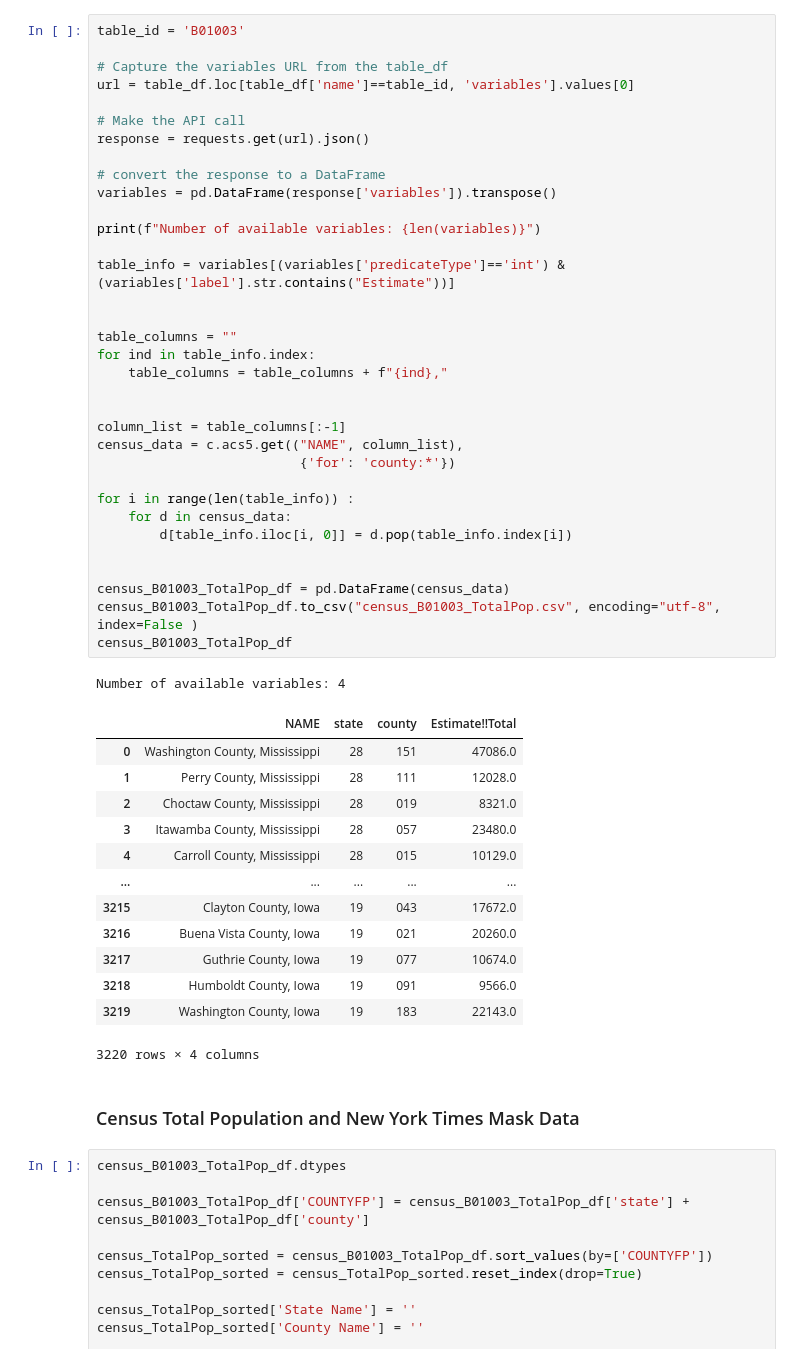
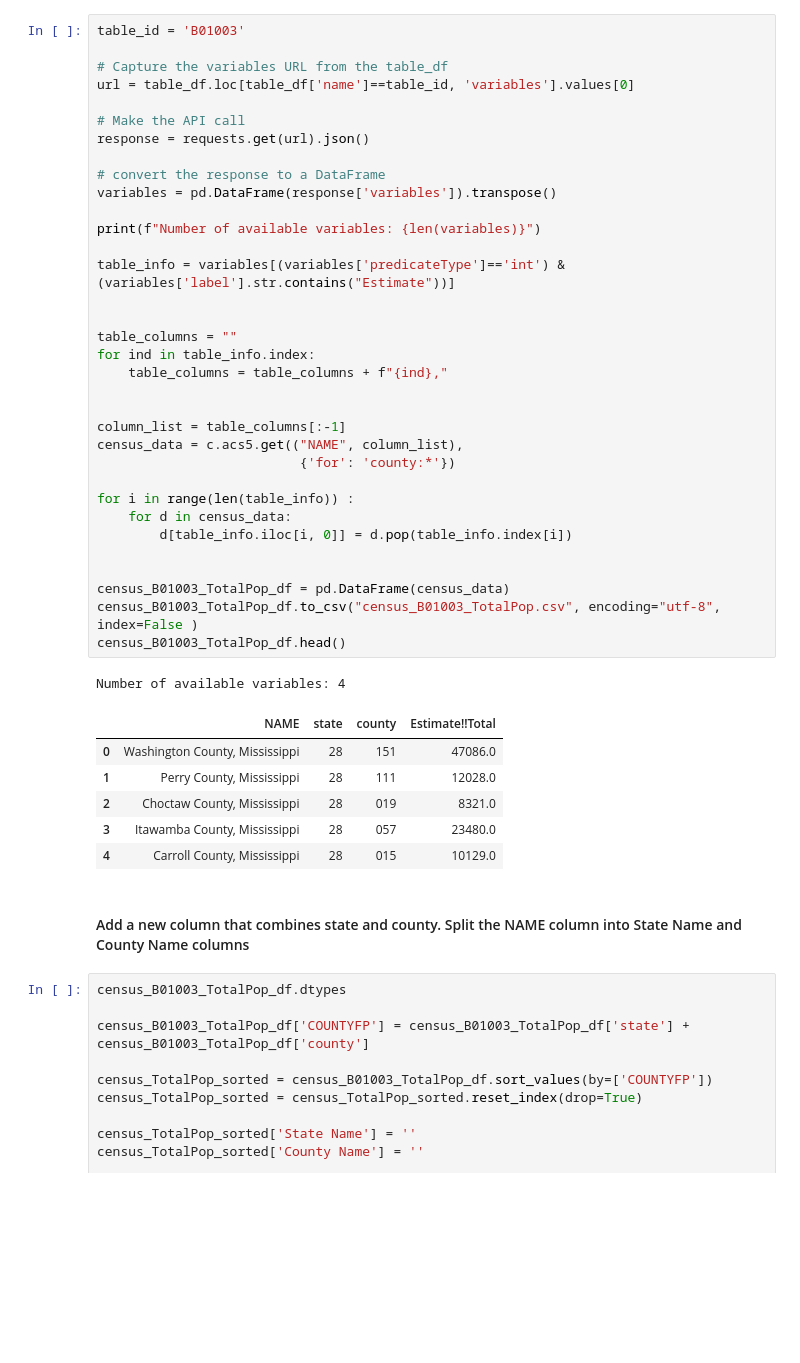
Before and after one commit to havyjavy/Healthcare-and-Covid-19, a Jupyter notebook: Notebooks/Covid_Mask_Usage.ipynb, the cells around one changed output. Drawn from its saved outputs; the diff is of its cells as text; blank space fills up the shorter version.

```diff
--- a/Notebooks/Covid_Mask_Usage.ipynb
+++ b/Notebooks/Covid_Mask_Usage.ipynb
@@ -48,43 +60,36 @@ variables = pd.DataFrame(response['variables']).transpose()
 
 print(f"Number of available variables: {len(variables)}")
 
 table_info = variables[(variables['predicateType']=='int') & (variables['label'].str.contains("Estimate"))]
 
 
 table_columns = ""
 for ind in table_info.index:
     table_columns = table_columns + f"{ind},"
 
 
 column_list = table_columns[:-1]
 census_data = c.acs5.get(("NAME", column_list),
                           {'for': 'county:*'})
 
 for i in range(len(table_info)) :
     for d in census_data:
         d[table_info.iloc[i, 0]] = d.pop(table_info.index[i])
 
 
 census_B01003_TotalPop_df = pd.DataFrame(census_data)
 census_B01003_TotalPop_df.to_csv("census_B01003_TotalPop.csv", encoding="utf-8", index=False )
-census_B01003_TotalPop_df
+census_B01003_TotalPop_df.head()
 # %% [output]
 Number of available variables: 4
 |  | NAME | state | county | Estimate!!Total |
 | 0 | Washington County, Mississippi | 28 | 151 | 47086.0 |
 | 1 | Perry County, Mississippi | 28 | 111 | 12028.0 |
 | 2 | Choctaw County, Mississippi | 28 | 019 | 8321.0 |
 | 3 | Itawamba County, Mississippi | 28 | 057 | 23480.0 |
 | 4 | Carroll County, Mississippi | 28 | 015 | 10129.0 |
-| ... | ... | ... | ... | ... |
-| 3215 | Clayton County, Iowa | 19 | 043 | 17672.0 |
-| 3216 | Buena Vista County, Iowa | 19 | 021 | 20260.0 |
-| 3217 | Guthrie County, Iowa | 19 | 077 | 10674.0 |
-| 3218 | Humboldt County, Iowa | 19 | 091 | 9566.0 |
-| 3219 | Washington County, Iowa | 19 | 183 | 22143.0 |
-3220 rows × 4 columns
-# %% [markdown]
-### Census Total Population and New York Times Mask Data
+# %% [markdown]
+#### Add a new column that combines state and county.  Split the NAME column into State Name and County Name columns
 # %%
 census_B01003_TotalPop_df.dtypes
 
```
Also changed, not shown: parts of 29 cells of this notebook, 7 other files.
